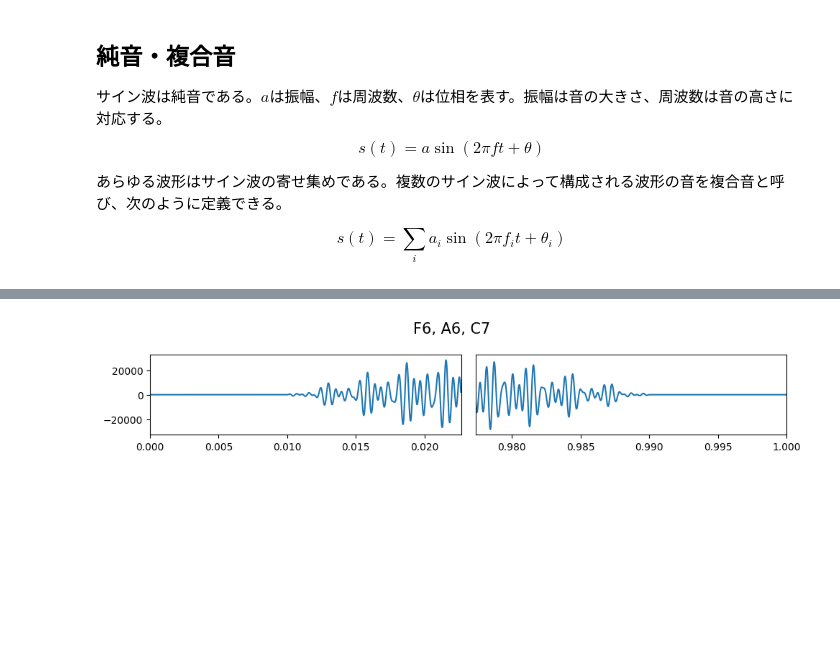
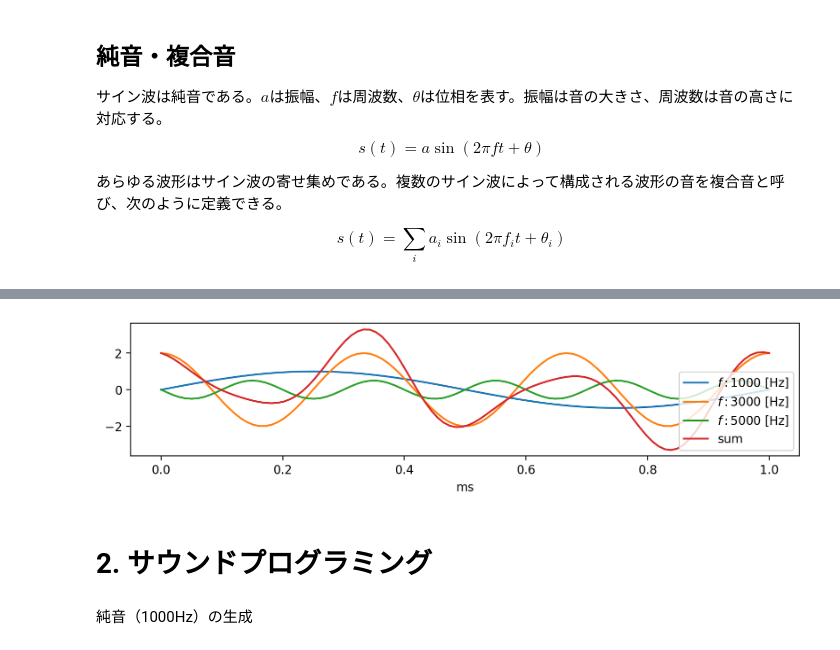
Before and after one commit to tk-neuron/SoundProgrammingWithPython, a Jupyter notebook: notebooks/chapter.ipynb, the cells around one changed output, grey strips where cells are left out. Cells and saved outputs as stored; diff of their text form; code cells hidden in the pictures; blank space fills up the shorter version.

```diff
--- a/notebooks/chapter.ipynb
+++ b/notebooks/chapter.ipynb
@@ -93,8 +15,0 @@ def offset(s, n_pre=0, n_post=0):
-# %%
-t = np.linspace(0, 1, FS)
-N = int(FS * 0.01)  # フェード処理・オフセット処理を施すサンプル数
-
-s = SineWave(f=1000, a=0.1).s(t)
-s = fade(s, n_pre=N, n_post=N)
-s = offset(s, n_pre=N, n_post=N)
-s = digitalize_16bit(s)
@@ -135,17 +15,0 @@ s = digitalize_16bit(s)
-# %%
-fig, (ax1, ax2) = plt.subplots(1, 2, figsize=(10, 2))
-
-ax1.plot(t[:1000], s[:1000])
-ax1.set_xlim(t[0], t[1000])
-ax1.set_ylim(np.iinfo(np.int16).min, np.iinfo(np.int16).max)
-
-ax2.plot(t[-1000:], s[-1000:])
-ax2.set_xlim(t[-1000], t[-1])
-ax2.set_ylim(ax1.get_ylim())
-ax2.set_yticks([])
-
-plt.suptitle('F6, A6, C7', fontsize=15)
-plt.tight_layout()
-plt.show()
-# %% [output]
-[figure, removed]
@@ -153,0 +26,38 @@ wavfile.write('../datasets/chap2_1_F6A6C7.wav', FS, s)
+# %%
+@dataclass
+class SineWave:
+    f: float
+    a: float = 1.
+    theta: float = 0.
+
+    def s(self, t: np.ndarray) -> np.ndarray:
+        return self.a * np.sin(2 * np.pi * self.f * t + self.theta)
+
+@dataclass
+class CompositeWave:
+    waves: list[SineWave]
+
+    def s(self, t: np.ndarray) -> np.ndarray:
+        return np.sum([wave.s(t) for wave in self.waves], axis=0)
+# %%
+t = np.linspace(0., 0.001, 100)  # sec
+t_ms = t * 1000.0  # msec
+
+waves = [
+    SineWave(f=1000, a=1),
+    SineWave(f=3000, a=2, theta=np.pi / 2),
+    SineWave(f=5000, a=0.5, theta=np.pi)
+]
+
+plt.figure(figsize=(10, 2), dpi=200)
+for wave in waves:
+    plt.plot(t_ms, wave.s(t), label=f'$f: {wave.f}$ [Hz]')
+
+plt.plot(t_ms, CompositeWave(waves).s(t), label='sum')
+plt.xlabel('ms')
+plt.legend()
+plt.show()
+# %% [output]
+[figure, added]
+# %% [markdown]
+# 2. サウンドプログラミング
@@ -153,0 +96,2 @@ wavfile.write('../datasets/chap2_1_F6A6C7.wav', FS, s)
+# %% [markdown]
+純音（1000Hz）の生成
```
Also changed, not shown: parts of 35 cells of this notebook.
